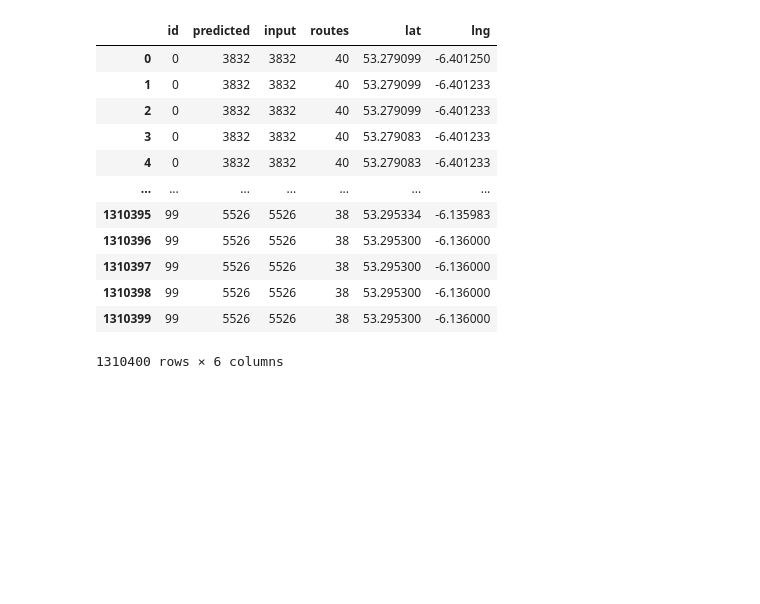
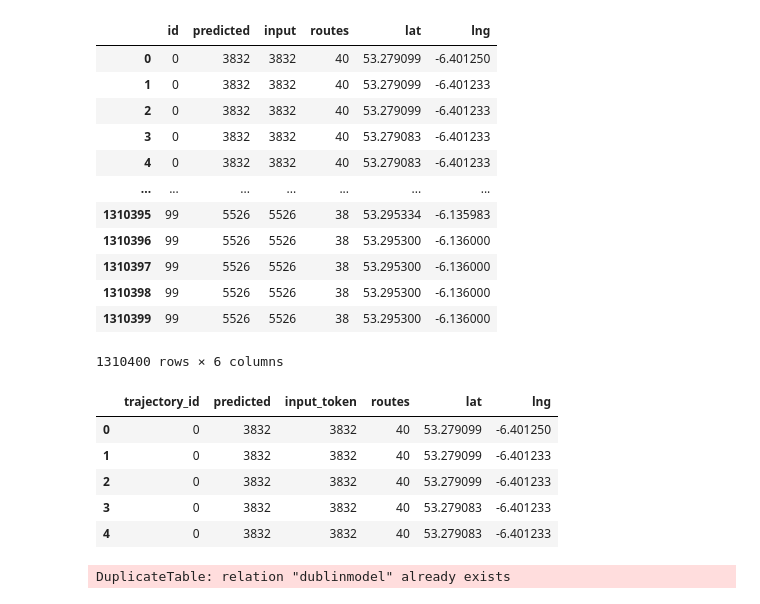
Before and after one commit to Mobapp-Dashboard/mobapp-backend, a Jupyter notebook: backend/app/notebooks/dublin_results.ipynb, the cells around one changed output. Cells and saved outputs as stored; diff of their text form; code cells hidden in the pictures; blank space fills up the shorter version.

```diff
--- a/backend/app/notebooks/dublin_results.ipynb
+++ b/backend/app/notebooks/dublin_results.ipynb
@@ -37,20 +37,31 @@ df
 | 1310399 | 99 | 5526 | 5526 | 38 | 53.295300 | -6.136000 |
 1310400 rows × 6 columns
 # %%
-df = df.rename({"id": "trajectory_id", "input": "input_token"}, axis=1)
+df = df.rename({"id": "trajectory_id", "input_token":"input"}, axis=1)
+# %%
+df.head()
+# %% [output]
+|  | trajectory_id | predicted | input_token | routes | lat | lng |
+| 0 | 0 | 3832 | 3832 | 40 | 53.279099 | -6.401250 |
+| 1 | 0 | 3832 | 3832 | 40 | 53.279099 | -6.401233 |
+| 2 | 0 | 3832 | 3832 | 40 | 53.279099 | -6.401233 |
+| 3 | 0 | 3832 | 3832 | 40 | 53.279083 | -6.401233 |
+| 4 | 0 | 3832 | 3832 | 40 | 53.279083 | -6.401233 |
 # %%
 import psycopg2 as ps
 
 conn = ps.connect(dbname="app",
                   user="postgres",
                   password="monografia",
-                  host="mobapp_db_1")
+                  host="backend-mobapp_db_1")
 cur = conn.cursor()
 
 cur.execute("CREATE TABLE dublinmodel ( \
 index int, trajectory_id int, predicted int, input int, routes int, lat numeric, lng numeric);")
 
 conn.commit()
+# %% [output]
+DuplicateTable: relation "dublinmodel" already exists
 # %%
 from sqlalchemy import create_engine
 
```
Also changed, not shown: parts of 1 cell of this notebook, 10 other files.
